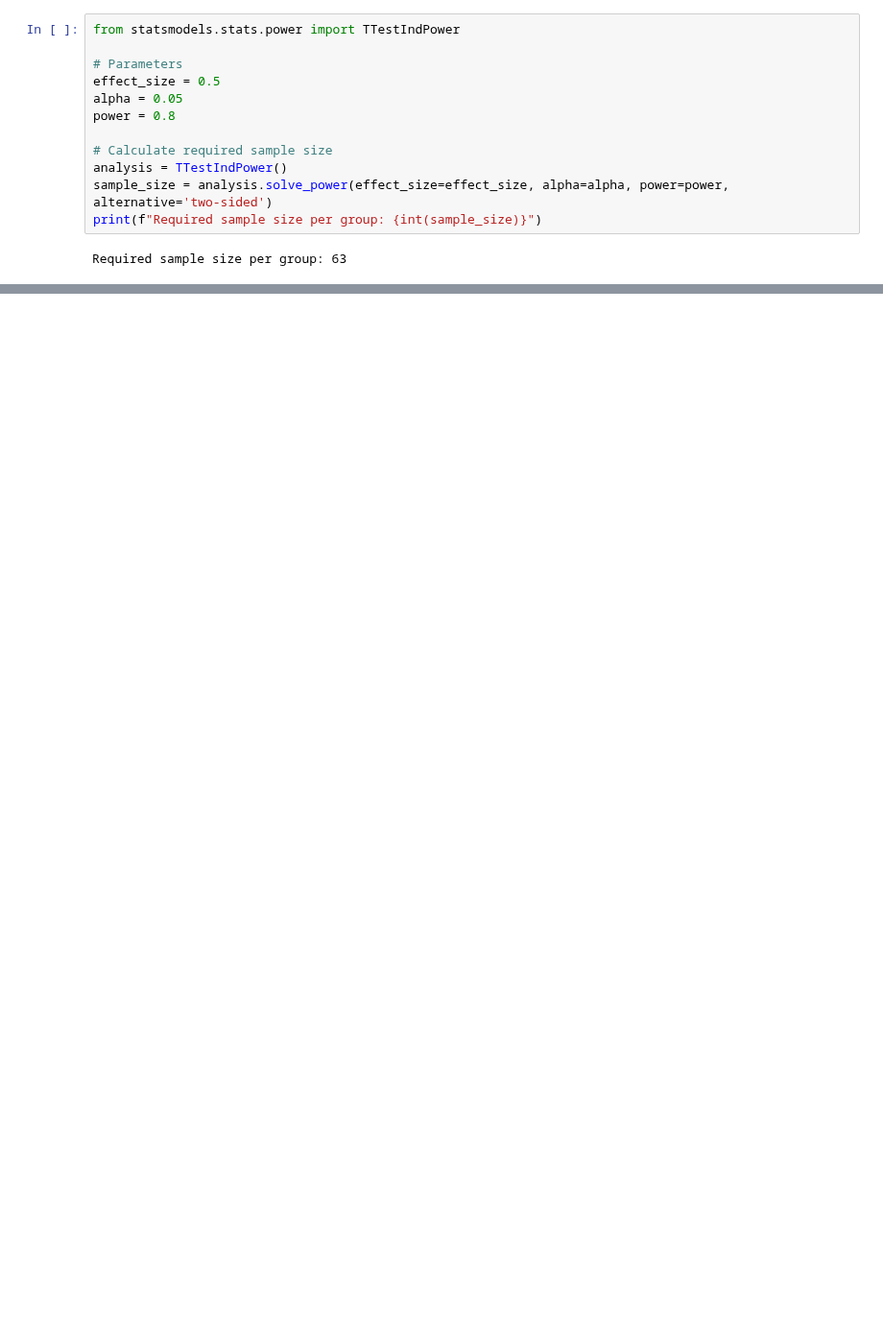
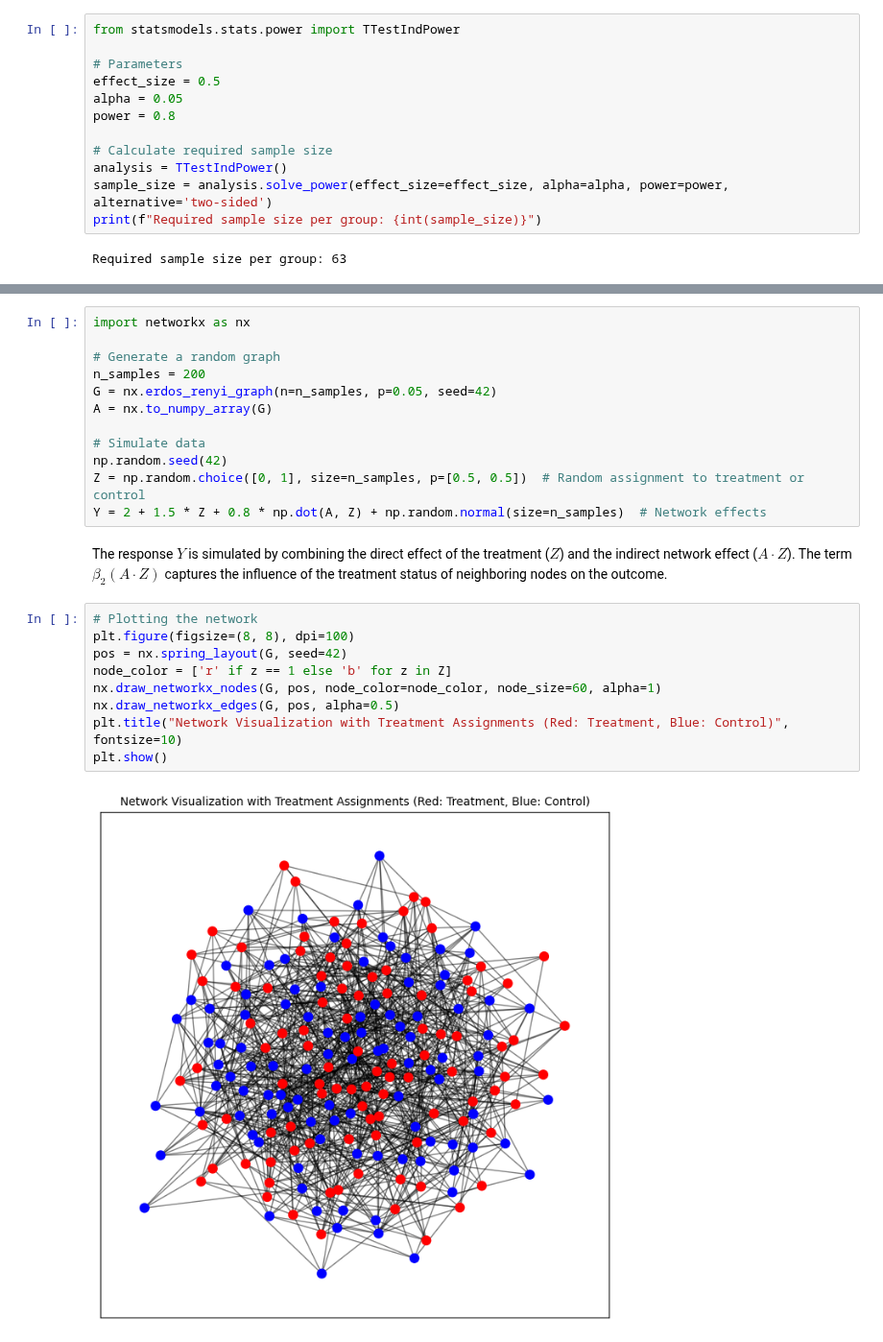
Before and after one commit to dcacciarelli/my-causality-book, a Jupyter notebook: _build/jupyter_execute/notebooks/AB_testing.ipynb, the cells around one changed output, grey strips where cells are left out. Shown at 96% size. Cells and saved outputs as stored; diff of their text form; blank space fills up the shorter version.

```diff
--- a/_build/jupyter_execute/notebooks/AB_testing.ipynb
+++ b/_build/jupyter_execute/notebooks/AB_testing.ipynb
@@ -143,0 +246,25 @@ This example demonstrates how to account for network effects in A/B testing. By
+# %%
+import networkx as nx
+
+# Generate a random graph
+n_samples = 200
+G = nx.erdos_renyi_graph(n=n_samples, p=0.05, seed=42)
+A = nx.to_numpy_array(G)
+
+# Simulate data
+np.random.seed(42)
+Z = np.random.choice([0, 1], size=n_samples, p=[0.5, 0.5])  # Random assignment to treatment or control
+Y = 2 + 1.5 * Z + 0.8 * np.dot(A, Z) + np.random.normal(size=n_samples)  # Network effects
+# %% [markdown]
+The response $Y$ is simulated by combining the direct effect of the treatment ($Z$) and the indirect network effect ($A \cdot Z$). The term $\beta_2 (A \cdot Z)$ captures the influence of the treatment status of neighboring nodes on the outcome.
+# %%
+# Plotting the network
+plt.figure(figsize=(8, 8), dpi=100)
+pos = nx.spring_layout(G, seed=42)
+node_color = ['r' if z == 1 else 'b' for z in Z]
+nx.draw_networkx_nodes(G, pos, node_color=node_color, node_size=60, alpha=1)
+nx.draw_networkx_edges(G, pos, alpha=0.5)
+plt.title("Network Visualization with Treatment Assignments (Red: Treatment, Blue: Control)", fontsize=10)
+plt.show()
+# %% [output]
+[figure, added]
```
Also changed, not shown: parts of 19 cells of this notebook, 8 other files.
